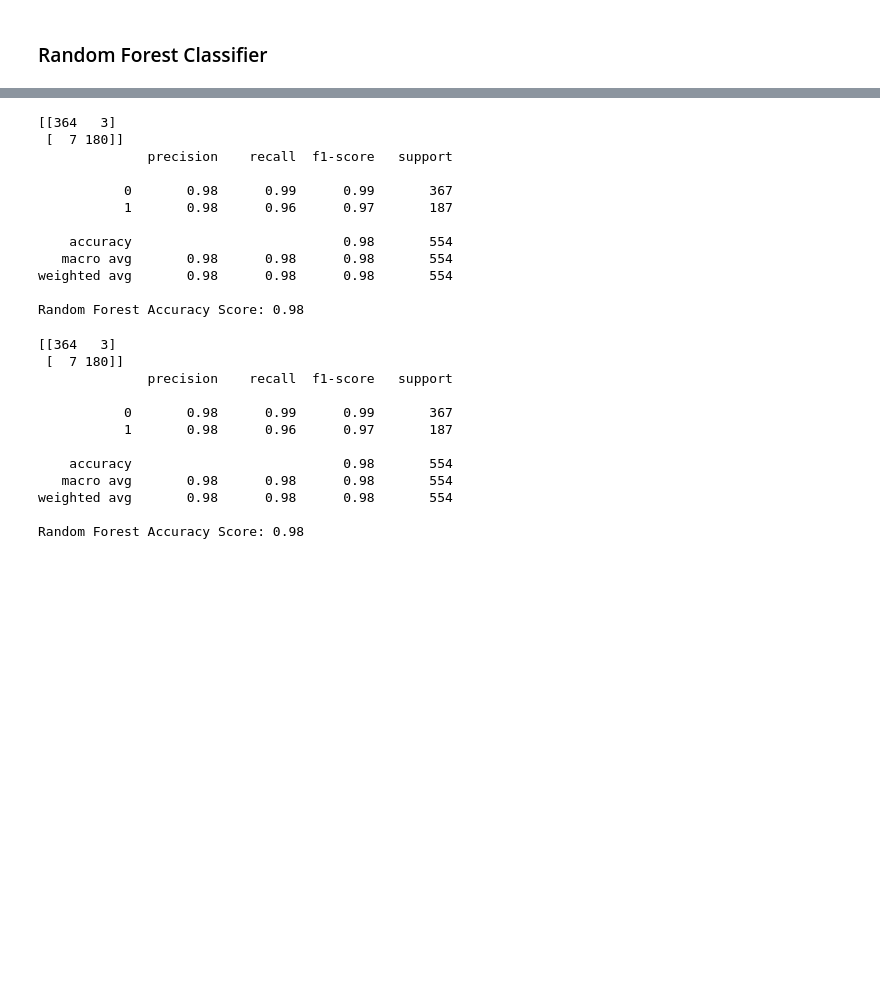
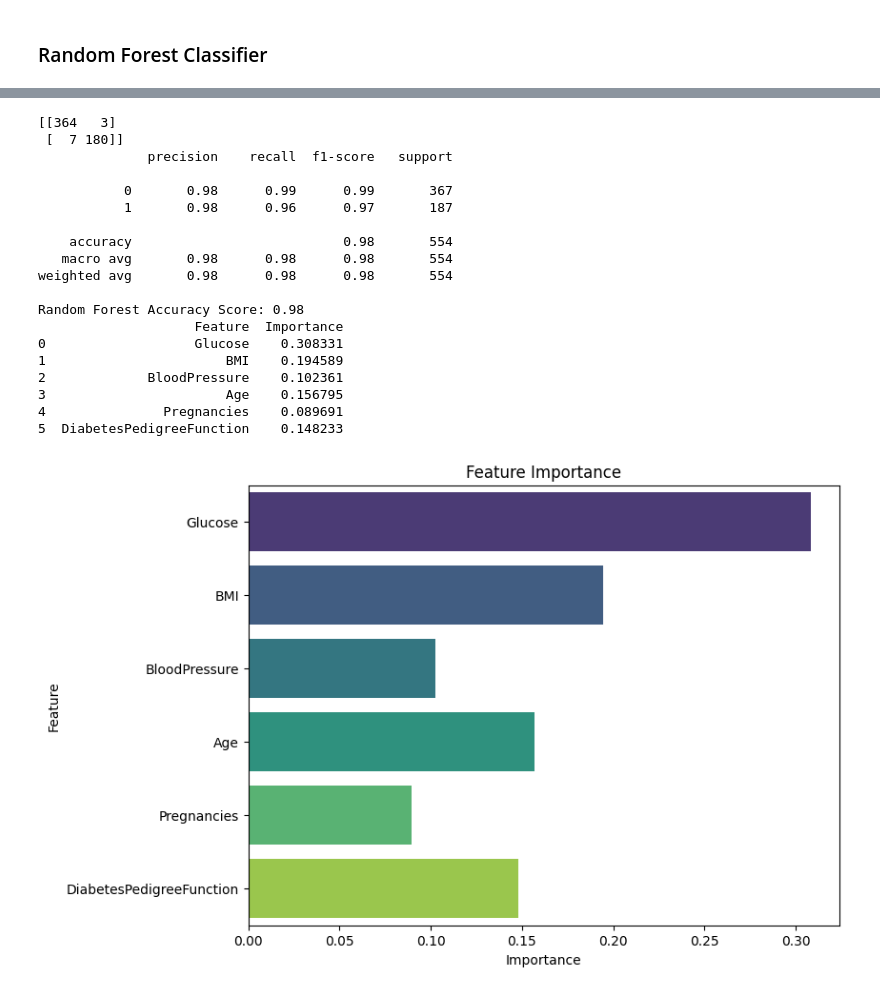
Before and after one commit to MattMW04/Data-Science-Assessment, a Jupyter notebook: Asessment-Data-Usage.ipynb, the cells around one changed output, grey strips where cells are left out. Cells and saved outputs as stored; diff of their text form; code cells hidden in the pictures; blank space fills up the shorter version.

```diff
--- a/Asessment-Data-Usage.ipynb
+++ b/Asessment-Data-Usage.ipynb
@@ -503,60 +409,70 @@ Random Forest Accuracy Score: 0.98
-# %%
-from sklearn.ensemble import RandomForestClassifier
-
-X = dataset[['Glucose', 'BMI', 'BloodPressure']]
-y = dataset['Outcome']
-
-rf = RandomForestClassifier(random_state=42)
-rf.fit(X_train, y_train)
-
-y_pred_rf = rf.predict(X_test)
-
-# Evaluate the model
-print(confusion_matrix(y_test, y_pred_rf))
-print(classification_report(y_test, y_pred_rf))
-
-accuracy_rf = accuracy_score(y_test, y_pred_rf)
-print(f'Random Forest Accuracy Score: {accuracy_rf:.2f}')
-# %% [output]
-[[364   3]
- [  7 180]]
-              precision    recall  f1-score   support
-
-           0       0.98      0.99      0.99       367
-           1       0.98      0.96      0.97       187
-
-    accuracy                           0.98       554
-   macro avg       0.98      0.98      0.98       554
-weighted avg       0.98      0.98      0.98       554
-
-Random Forest Accuracy Score: 0.98
 # %%
 from sklearn.ensemble import RandomForestClassifier
 
-X = dataset[['Glucose', 'BMI', 'BloodPressure', 'Age']]
+X = dataset[['Glucose', 'BMI', 'BloodPressure', 'Age', 'Pregnancies', 'DiabetesPedigreeFunction']]
 y = dataset['Outcome']
+#print(X)  debugging
+
+X_train, X_test, y_train, y_test = train_test_split(X, y, test_size=0.2, random_state=42)
 
 rf = RandomForestClassifier(random_state=42)
 rf.fit(X_train, y_train)
 
 y_pred_rf = rf.predict(X_test)
 
 # Evaluate the model
 print(confusion_matrix(y_test, y_pred_rf))
 print(classification_report(y_test, y_pred_rf))
 
 accuracy_rf = accuracy_score(y_test, y_pred_rf)
 print(f'Random Forest Accuracy Score: {accuracy_rf:.2f}')
+
+importances = rf.feature_importances_
+features = X_train.columns
+
+#print(importances) debugging
+
+# create data frame to pair feature names with their importance (This was made after a plotting error)
+feature_importances = pd.DataFrame(
+    {'Feature': features,
+    'Importance': importances
+    }
+)
+print(feature_importances) #debugging
+
+#  feature importances
+plt.figure(figsize=(8, 6))
+sns.barplot(x='Importance', y='Feature', data=feature_importances, palette='viridis', hue=features)
+plt.title('Feature Importance')
+plt.xlabel('Importance')
+plt.ylabel('Feature')
+plt.show()
+
+
+# Confusion matrix heatmap
+sns.heatmap(confusion_matrix(y_test, y_pred_rf), annot=True, fmt='d', cmap='Blues', cbar=False)
+plt.title('Confusion Matrix')
+plt.xlabel('Predicted Label')
+plt.ylabel('True Label')
+plt.show()
 # %% [output]
 [[364   3]
  [  7 180]]
               precision    recall  f1-score   support
 
            0       0.98      0.99      0.99       367
            1       0.98      0.96      0.97       187
 
     accuracy                           0.98       554
    macro avg       0.98      0.98      0.98       554
 weighted avg       0.98      0.98      0.98       554
 
 Random Forest Accuracy Score: 0.98
+                    Feature  Importance
+0                   Glucose    0.308331
+1                       BMI    0.194589
+2             BloodPressure    0.102361
+3                       Age    0.156795
+4               Pregnancies    0.089691
+5  DiabetesPedigreeFunction    0.148233
+[figure, added]
```
Also changed, not shown: parts of 32 cells of this notebook, 1 other file.
